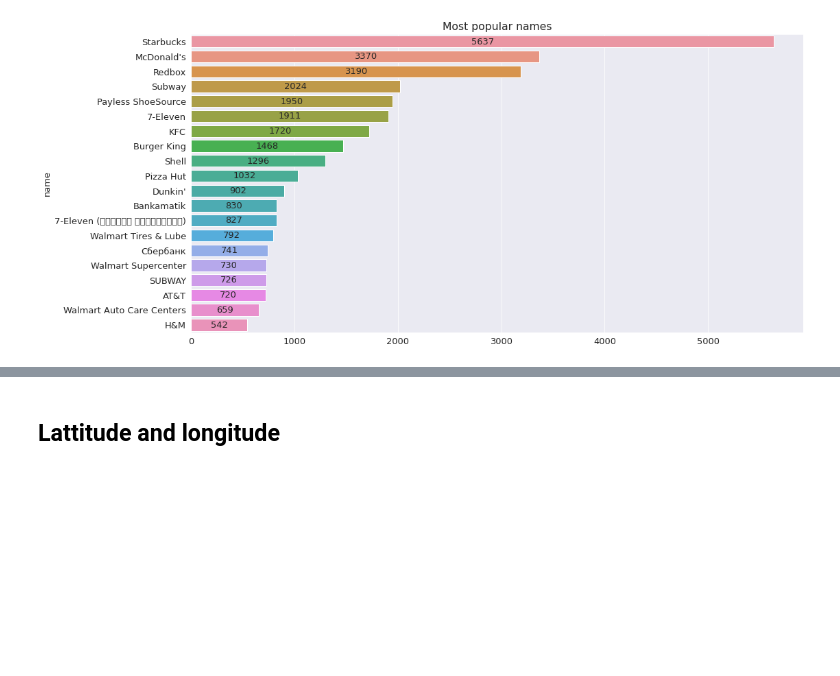
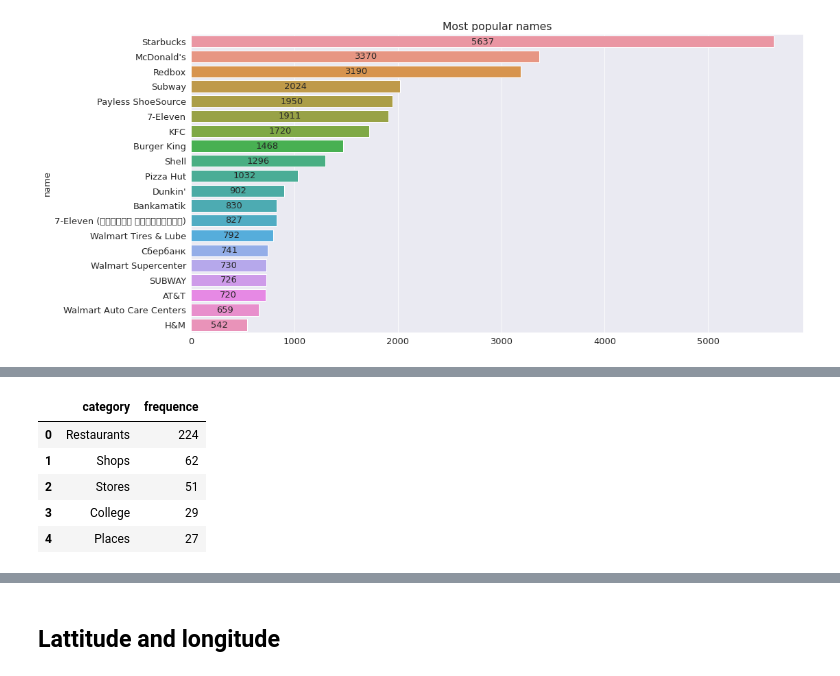
Before and after one commit to beatwad/foursqare, a Jupyter notebook: foursquare_eda_train_inf.ipynb, the cells around one changed output, grey strips where cells are left out. Cells and saved outputs as stored; diff of their text form; code cells hidden in the pictures; blank space fills up the shorter version.

```diff
--- a/foursquare_eda_train_inf.ipynb
+++ b/foursquare_eda_train_inf.ipynb
@@ -185,0 +218,33 @@ br = ax.bar_label(ax.containers[0], label_type='center')
+# %%
+train_cats = train['categories'].unique()
+
+all_cats = list()
+
+for cat in train_cats:
+    if cat == cat:
+        cat_list = cat.split(', ')
+
+        for c in cat_list:
+            if c not in all_cats:
+                all_cats.append(c)
+
+cats_freq = dict()
+
+for c in all_cats:
+    c_list = c.split(' ')
+    for c_l in c_list:
+        if c_l not in ['&', '/']:
+            x = cats_freq.get(c_l, 0) + 1
+            cats_freq[c_l] = x
+
+cats_freq = pd.DataFrame(cats_freq.items(),
+                         columns=['category', 'frequence']).sort_values('frequence',
+                                                                        ascending=False).reset_index(drop=True)
+cats_freq.head()
+# %% [output]
+|  | category | frequence |
+| 0 | Restaurants | 224 |
+| 1 | Shops | 62 |
+| 2 | Stores | 51 |
+| 3 | College | 29 |
+| 4 | Places | 27 |
```
Also changed, not shown: parts of 10 cells of this notebook.
